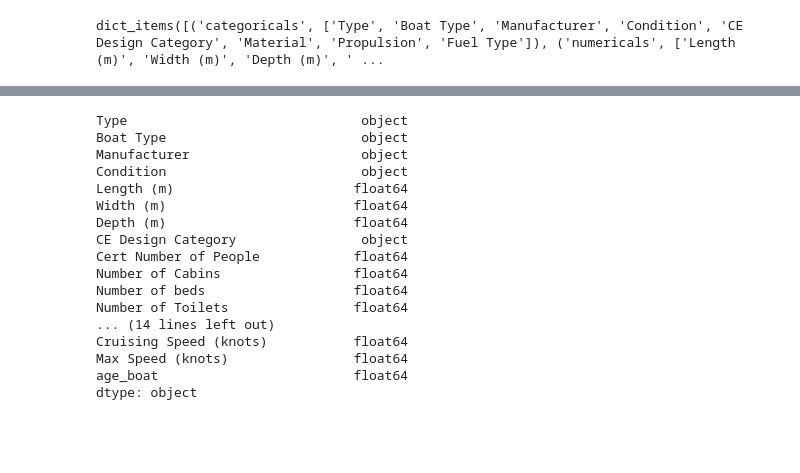
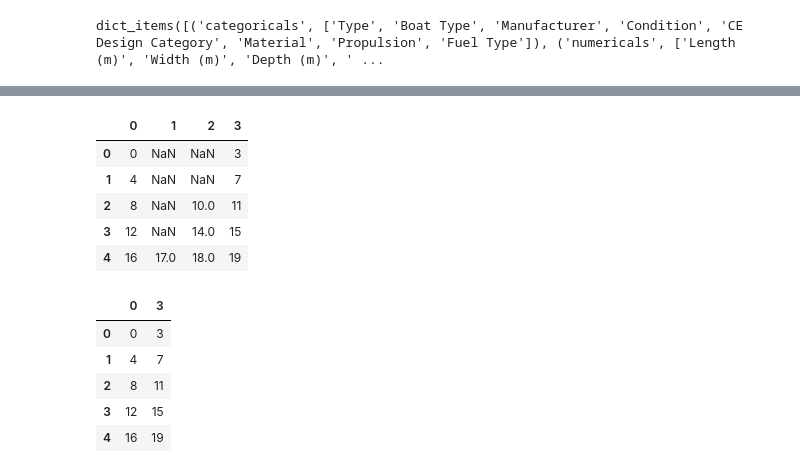
Before and after one commit to kristy25/AcademyPublic, a Jupyter notebook: Untitled1.ipynb, the cells around one changed output, grey strips where cells are left out. Cells and saved outputs as stored; diff of their text form; code cells hidden in the pictures; blank space fills up the shorter version.

```diff
--- a/Untitled1.ipynb
+++ b/Untitled1.ipynb
@@ -2725,20 +1827,12 @@ train.dropna(axis=0,                    # axis = 0 sum on all the lines of a col
-# %%
-train.dtypes
-# %% [output]
-Type                              object
-Boat Type                         object
-Manufacturer                      object
-Condition                         object
-Length (m)                       float64
-Width (m)                        float64
-Depth (m)                        float64
-CE Design Category                object
-Cert Number of People            float64
-Number of Cabins                 float64
-Number of beds                   float64
-Number of Toilets                float64
-... (14 lines left out)
-Cruising Speed (knots)           float64
-Max Speed (knots)                float64
-age_boat                         float64
-dtype: object
+# %%
+temp = pd.DataFrame(np.arange(20).reshape(5,4))
+temp.iloc[:4,1] = np.nan
+temp.iloc[:2,2] = np.nan
+temp
+# %% [output]
+|  | 0 | 1 | 2 | 3 |
+| 0 | 0 | NaN | NaN | 3 |
+| 1 | 4 | NaN | NaN | 7 |
+| 2 | 8 | NaN | 10.0 | 11 |
+| 3 | 12 | NaN | 14.0 | 15 |
+| 4 | 16 | 17.0 | 18.0 | 19 |
@@ -2744,0 +1842,10 @@ dtype: object
+# %%
+temp.dropna(axis=1, thresh=4,inplace=True)
+temp
+# %% [output]
+|  | 0 | 3 |
+| 0 | 0 | 3 |
+| 1 | 4 | 7 |
+| 2 | 8 | 11 |
+| 3 | 12 | 15 |
+| 4 | 16 | 19 |
```
Also changed, not shown: parts of 133 cells of this notebook.
